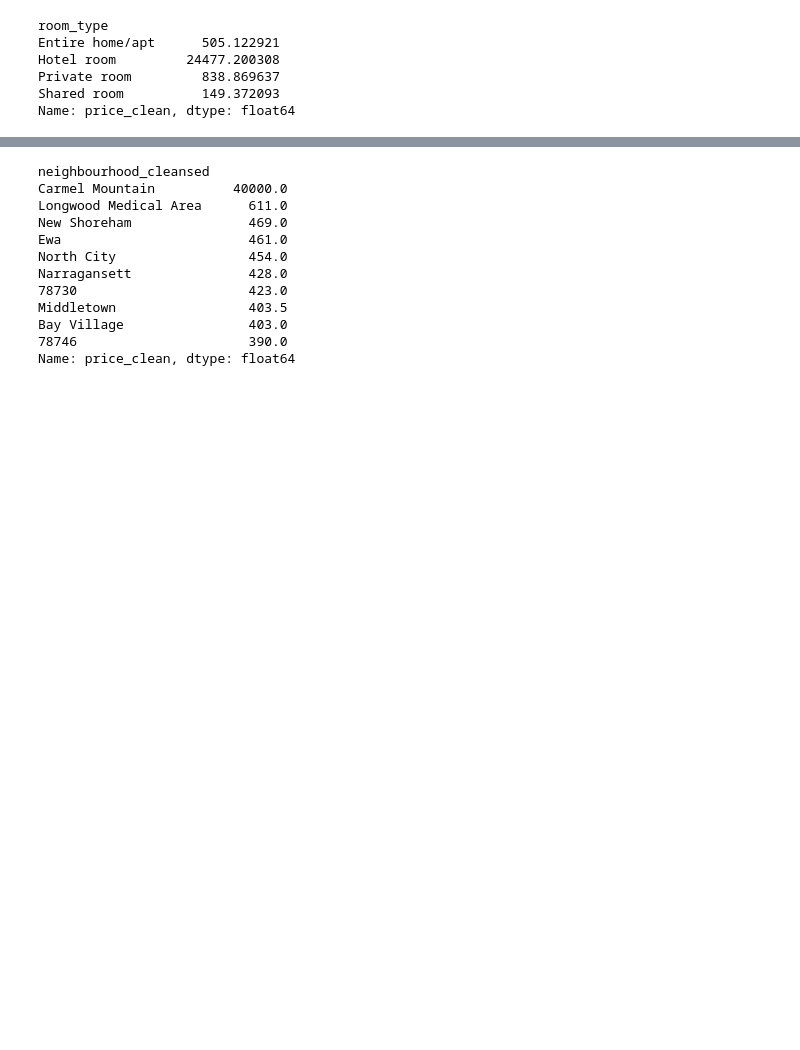
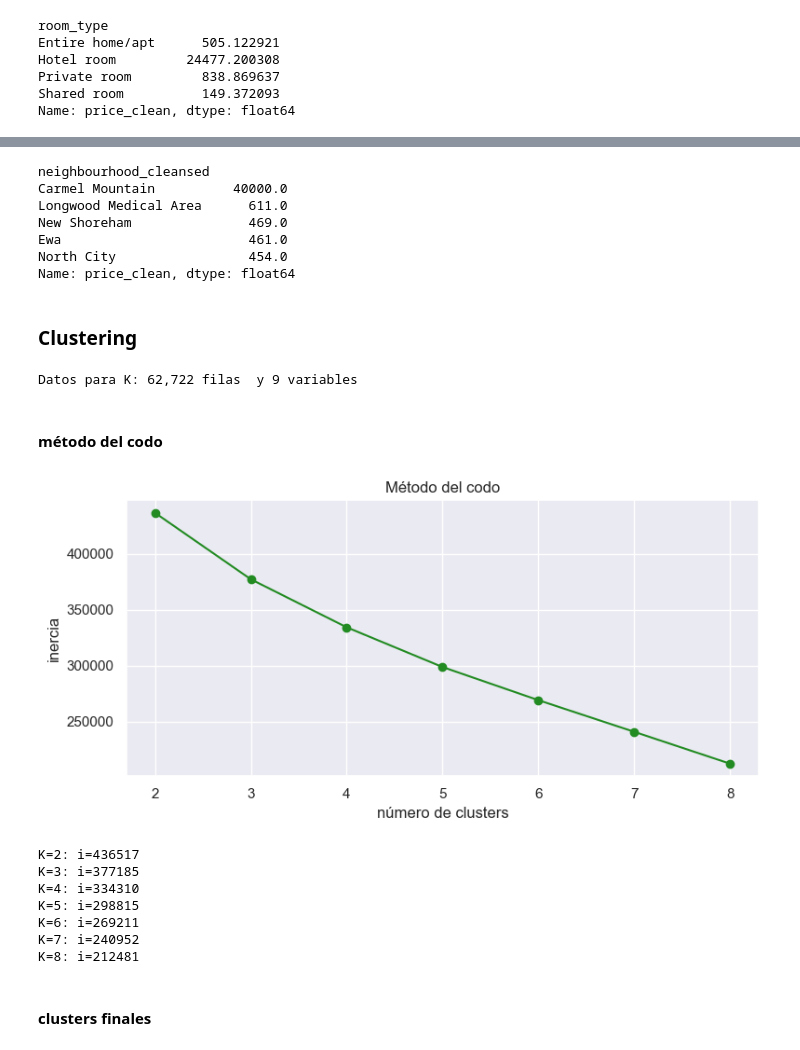
Before and after one commit to belennmm/MD_Lab4_Arboles, a Jupyter notebook: Notebooks/arboles.ipynb, the cells around one changed output, grey strips where cells are left out. Cells and saved outputs as stored; diff of their text form; code cells hidden in the pictures; blank space fills up the shorter version.

```diff
--- a/Notebooks/arboles.ipynb
+++ b/Notebooks/arboles.ipynb
@@ -349,6 +346,6 @@ Private room in island         300.0
 Name: price_clean, dtype: float64
 # %%
-data_airbnb.groupby('neighbourhood_cleansed')['price_clean'].median().sort_values(ascending=False).head(10)
+data_airbnb.groupby('neighbourhood_cleansed')['price_clean'].median().sort_values(ascending=False).head()
 # %% [output]
 neighbourhood_cleansed
 Carmel Mountain          40000.0
@@ -356,9 +353,60 @@ Longwood Medical Area      611.0
 New Shoreham               469.0
 Ewa                        461.0
 North City                 454.0
-Narragansett               428.0
-78730                      423.0
-Middletown                 403.5
-Bay Village                403.0
-78746                      390.0
 Name: price_clean, dtype: float64
+# %% [markdown]
+### Clustering
+# %%
+vars_cluster = [
+    'price_clean', 'accommodates',
+    'bedrooms',  'beds', 'bathrooms',
+    'minimum_nights', 'availability_365',
+    'number_of_reviews', 'review_scores_rating'
+]
+
+vars_cluster = [col for col in vars_cluster if col in data_airbnb.columns]
+
+data_cluster = data_airbnb[vars_cluster].copy( )
+
+for col in data_cluster.columns:
+    data_cluster[col] = pd.to_numeric(data_cluster[col], errors='coerce' )
+
+data_cluster = data_cluster.dropna()
+
+print(f"Datos para K: {data_cluster.shape[0]:,} filas  y {data_cluster.shape[1]} variables" )
+# %% [output]
+Datos para K: 62,722 filas  y 9 variables
+# %%
+escalador = StandardScaler()
+datos_escalados = escalador.fit_transform(data_cluster)
+# %% [markdown]
+#### método del codo
+# %%
+inercias = []
+valores_k = range(2, 9)
+
+for k in valores_k:
+    modelo_kmeans = KMeans(n_clusters=k, random_state=42, n_init=10)
+    modelo_kmeans.fit(datos_escalados)
+    inercias.append(modelo_kmeans.inertia_)
+
+plt.figure(figsize=(8, 4))
+plt.plot(list(valores_k), inercias, marker='o', color='forestgreen')
+plt.title('Método del codo')
+plt.xlabel('número de clusters')
+plt.ylabel('inercia')
+plt.xticks(list(valores_k))
+plt.tight_layout()
+plt.show()
+
+for k, valor in zip(valores_k, inercias):
+    print(f"K={k}: i={valor:.0f}")
+# %% [output]
+[figure, added]
+K=2: i=436517
+K=3: i=377185
+K=4: i=334310
+K=5: i=298815
+K=6: i=269211
+K=7: i=240952
+K=8: i=212481
@@ -364,0 +418,2 @@ Name: price_clean, dtype: float64
+# %% [markdown]
+#### clusters finales
```
Also changed, not shown: parts of 13 cells of this notebook.
